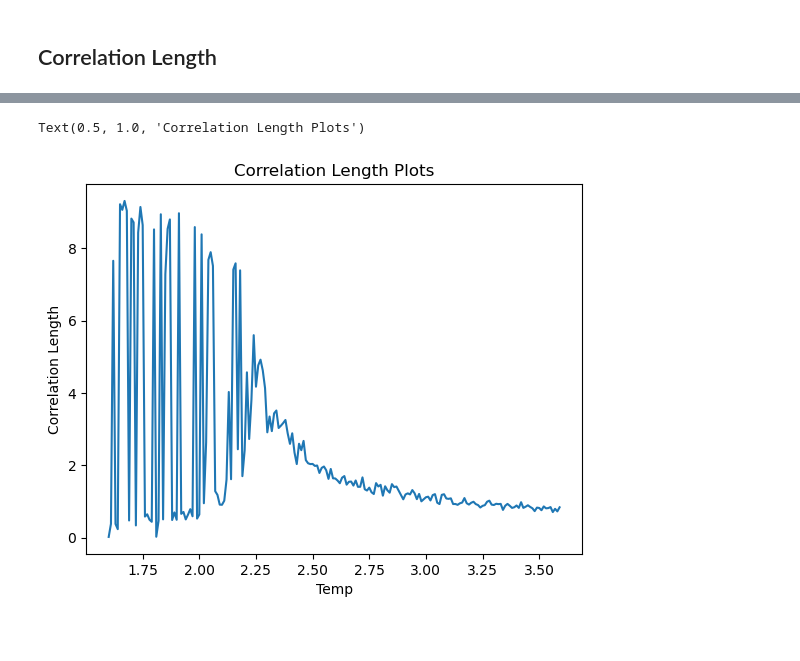
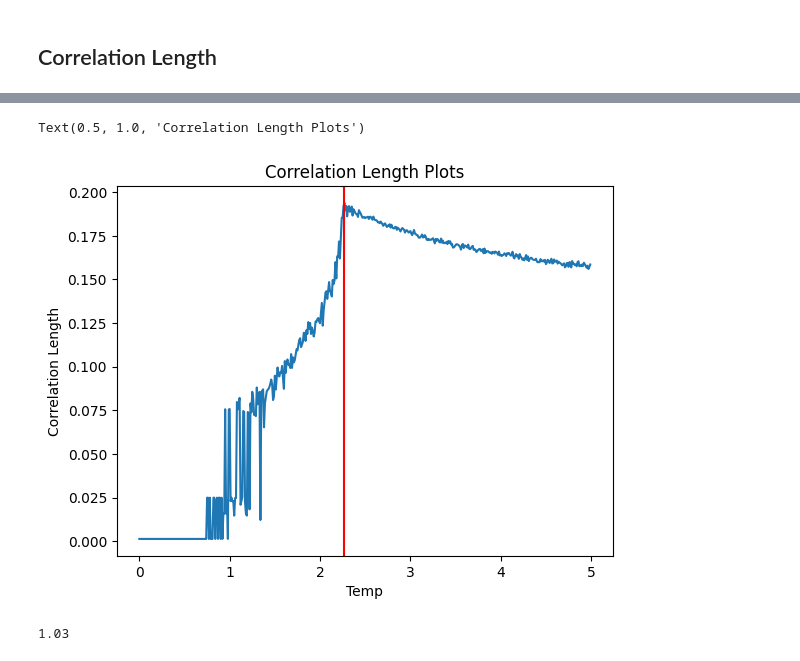
Before and after one commit to pdparakh108/ising, a Jupyter notebook: Tc_calc.ipynb, the cells around one changed output, grey strips where cells are left out. Cells and saved outputs as stored; diff of their text form; code cells hidden in the pictures; blank space fills up the shorter version.

```diff
--- a/Tc_calc.ipynb
+++ b/Tc_calc.ipynb
@@ -169,7 +193,7 @@ plt.legend()
 # %% [markdown]
 ## Correlation Length
 # %%
-sc = pd.read_csv("SC_N110.csv", index_col = "Temp")
+sc = pd.read_csv("SC_N100.csv", index_col = "Temp")
 sc = sc.iloc[:, :-1]
 # %%
 sc.shape
@@ -195,14 +219,15 @@ sc
 # %%
-from scipy.optimize import curve_fit
+
 
 # Exponential decay function
-def exponential_decay(x, k, A):
-    return A*np.exp(-x / k)
+def exponential_decay(x, k):
+    return np.exp(-x / k)
 # %%
 def cor_len(data):
     T =data.shape[0]
     Ks = []
     for i in range(T):
-        popt, pcov = curve_fit(exponential_decay, [i for i in range(data.shape[1])], data.iloc[i], p0=(1.0, 1))
+
+        popt, pcov = curve_fit(exponential_decay, [i+1 for i in range(data.shape[1])], data.iloc[i], p0=(1), maxfev=2000 )
         Ks.append(popt[0])
-    return Ks
+    return data.index, Ks
@@ -208,0 +244,2 @@ def cor_len(data):
+# %%
+T, k= cor_len(sc)
@@ -209,11 +264,16 @@ def cor_len(data):
 # %%
-plt.plot(sc.index, cor_len(sc))
+plt.plot(T,k)
 plt.xlabel("Temp")
+plt.axvline(2.269, color = "r")
 plt.ylabel("Correlation Length")
 plt.title("Correlation Length Plots")
 # %% [output]
 Text(0.5, 1.0, 'Correlation Length Plots')
-[figure, old version]
+[figure, new version]
+# %%
+T[np.argmax(k)]
+# %% [output]
+1.03
 # %%
 popt_l, pcov_l = curve_fit(exponential_growth, sc.index[0:index], cor_len(sc)[0:index], p0=(1.0, 1))
 
```
Also changed, not shown: parts of 26 cells of this notebook, 3 other files.
